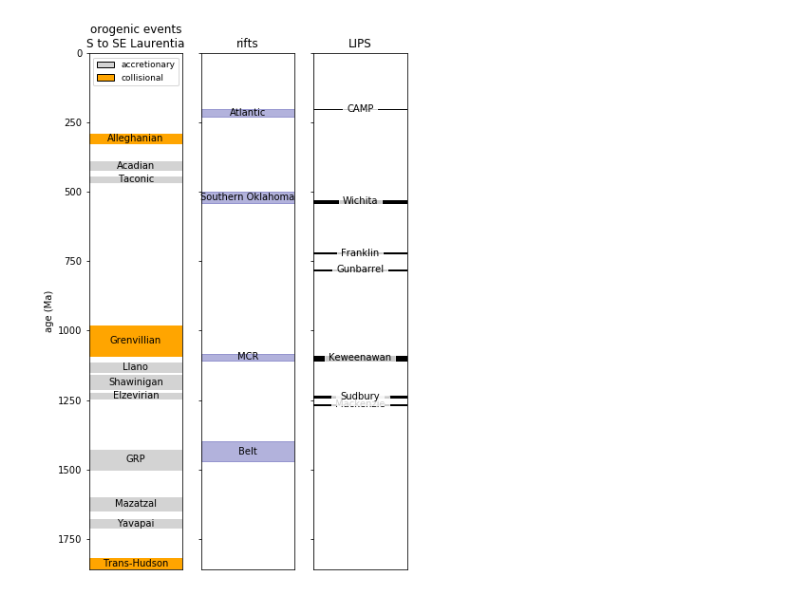
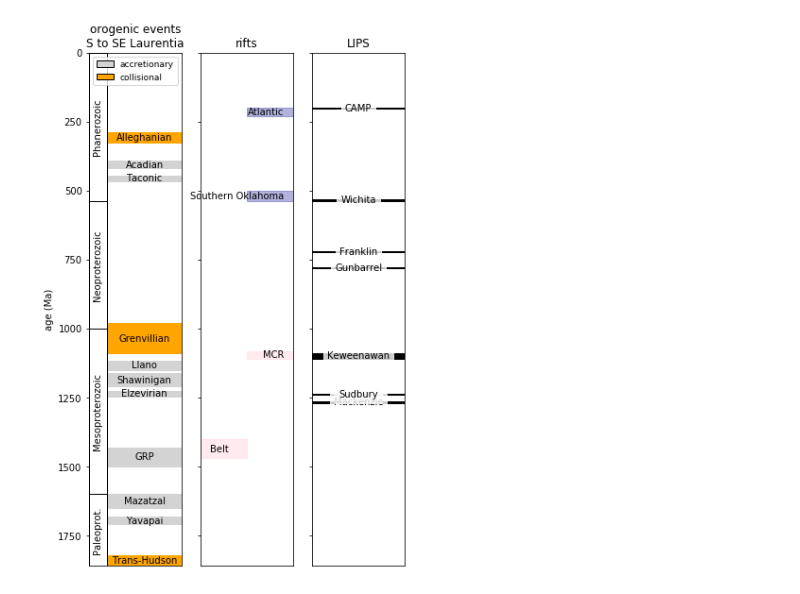
Before and after one commit to Swanson-Hysell-Group/Laurentia_Paleogeography, a Jupyter notebook: Laurentia_tectonic_summary.ipynb, the cells around one changed output. Cells and saved outputs as stored; diff of their text form; code cells hidden in the pictures.

Commit message:
add timescale and split rifts to be E and W

```diff
--- a/Laurentia_tectonic_summary.ipynb
+++ b/Laurentia_tectonic_summary.ipynb
@@ -5,4 +6,4 @@ from matplotlib.lines import Line2D
 import pandas as pd
 # %%
 tectonic_events = pd.read_csv('./Data/tectonic_events.csv')
-tectonic_events.columns
+timescale = pd.read_csv('./Data/ages.csv')
@@ -18,19 +25,33 @@ for event in tectonic_events.index:
         start = tectonic_events['start'][event]
         end = tectonic_events['end'][event]
         name = tectonic_events['name'][event]
-        rect = plt.Rectangle((0, end), 1, start-end, color='orange')
+        rect = plt.Rectangle((0.2, end), 1, start-end, color='orange')
         ax_orogeny.add_patch(rect)
-        plt.text(0.5,(start+end)/2,name,
+        plt.text(0.6,(start+end)/2,name,
                  verticalalignment='center',horizontalalignment='center')
 
     elif tectonic_events['event_type'][event] == 'orogeny_accretionary':
         start = tectonic_events['start'][event]
         end = tectonic_events['end'][event]
         name = tectonic_events['name'][event]
-        rect = plt.Rectangle((0, end), 1, start-end, color='lightgrey')
+        rect = plt.Rectangle((0.2, end), 1, start-end, color='lightgrey')
         ax_orogeny.add_patch(rect)
-        plt.text(0.5,(start+end)/2,name,
+        plt.text(0.6,(start+end)/2,name,
                  verticalalignment='center',horizontalalignment='center')
+
+for era in timescale.index:
+    start = timescale['b_age'][era]
+    end = timescale['t_age'][era]
+    rect = plt.Rectangle((0, end), 0.2, start-end, facecolor='white',edgecolor='black',linestyle='-')
+    ax_orogeny.add_patch(rect)
+    if timescale['abbr'][era] == 'Paleoprot.':
+        name = timescale['abbr'][era]
+        plt.text(0.1,(1860+end)/2,name,rotation=90,
+                 verticalalignment='center',horizontalalignment='center')
+    else:
+        name = timescale['era'][era]
+        plt.text(0.1,(start+end)/2,name,rotation=90,
+             verticalalignment='center',horizontalalignment='center')
 
 plt.title('orogenic events\nS to SE Laurentia')
 plt.ylim(1860,0)
@@ -52,23 +73,33 @@ plt.legend(handles=legend_elements, loc='upper right', fontsize = 9)
 ax_rift = fig.add_subplot(1, 3, 2)
 
 for event in tectonic_events.index:
-    if tectonic_events['event_type'][event] == 'rift_failed':
-        start = tectonic_events['start'][event]
-        end = tectonic_events['end'][event]
-        name = tectonic_events['name'][event]
-        rect = plt.Rectangle((0, end), 1, start-end, color='darkblue', alpha=0.3)
+
+    start = tectonic_events['start'][event]
+    end = tectonic_events['end'][event]
+    name = tectonic_events['name'][event]
+
+    if tectonic_events['location'][event] == 'west':
+        start_x = 0
+        plt.text(0.1,(start+end)/2,name,
+                 verticalalignment='center',horizontalalignment='left')
+
+    elif tectonic_events['location'][event] == 'east':
+        start_x = 0.5
+        plt.text(0.9,(start+end)/2,name,
+                 verticalalignment='center',horizontalalignment='right')
+
+    if tectonic_events['event_type'][event] == 'rift_intracratonic':
+        rect = plt.Rectangle((start_x, end), 0.5, start-end, color='pink', alpha=0.3)
         ax_rift.add_patch(rect)
-        plt.text(0.5,(start+end)/2,name,
-                 verticalalignment='center',horizontalalignment='center')
 
     elif tectonic_events['event_type'][event] == 'rift':
-        start = tectonic_events['start'][event]
-        end = tectonic_events['end'][event]
-        name = tectonic_events['name'][event]
-        rect = plt.Rectangle((0, end), 1, start-end, color='darkblue', alpha=0.3)
+        rect = plt.Rectangle((start_x, end), 0.5, start-end, color='lightblue', alpha=0.3)
         ax_rift.add_patch(rect)
-        plt.text(0.5,(start+end)/2,name,
-                 verticalalignment='center',horizontalalignment='center')
+
+    elif tectonic_events['event_type'][event] == 'rift_passive_margin':
+        rect = plt.Rectangle((start_x, end), 0.5, start-end, color='lightblue', alpha=0.3)
+        ax_rift.add_patch(rect)
+
 
 plt.title('rifts')
 plt.ylim(1860,0)
@@ -86,31 +117,31 @@ plt.tick_params(
 
 ax_LIP = fig.add_subplot(1, 3, 3)
 
 for event in tectonic_events.index:
     if tectonic_events['event_type'][event] == 'LIP':
         start = tectonic_events['start'][event]
         end = tectonic_events['end'][event]
         name = tectonic_events['name'][event]
         rect = plt.Rectangle((0, end), 1, start-end, color='k')
         ax_LIP.add_patch(rect)
         text = plt.text(0.5,(start+end)/2,name,
                  verticalalignment='center',horizontalalignment='center')
         text.set_bbox(dict(facecolor='white', alpha=0.8, edgecolor='white'))
 
 plt.title('LIPS')
 plt.ylim(1860,0)
 plt.tick_params(
     axis='x',          # changes apply to the x-axis
     which='both',      # both major and minor ticks are affected
     bottom=False,      # ticks along the bottom edge are off
     top=False,         # ticks along the top edge are off
     labelbottom=False) # labels along the bottom edge are off
 plt.tick_params(
     axis='y',          # changes apply to the x-axis
     which='both',      # both major and minor ticks are affected
     left=True,      # ticks along the left edge are off
     labelleft=False) # labels along the bottom edge are off
 
 plt.savefig('./Figures/Tectonic_history.pdf', bbox_inches = 'tight', pad_inches = 0)
 # %% [output]
-[figure, old version]
+[figure, new version]
```
Also changed, not shown: parts of 3 cells of this notebook.
